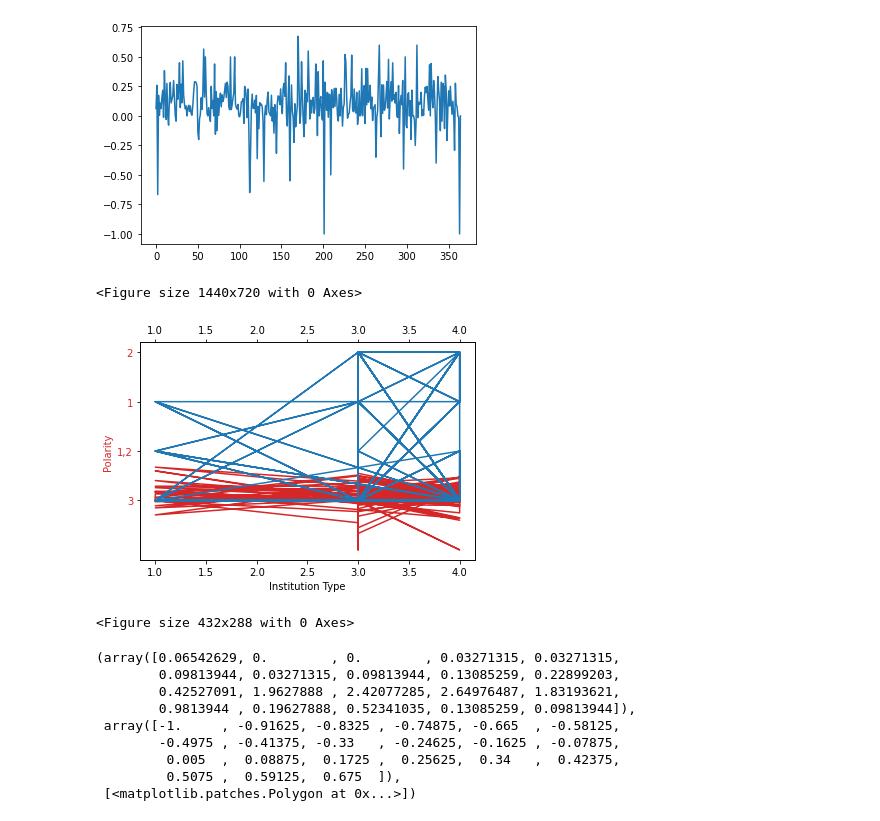
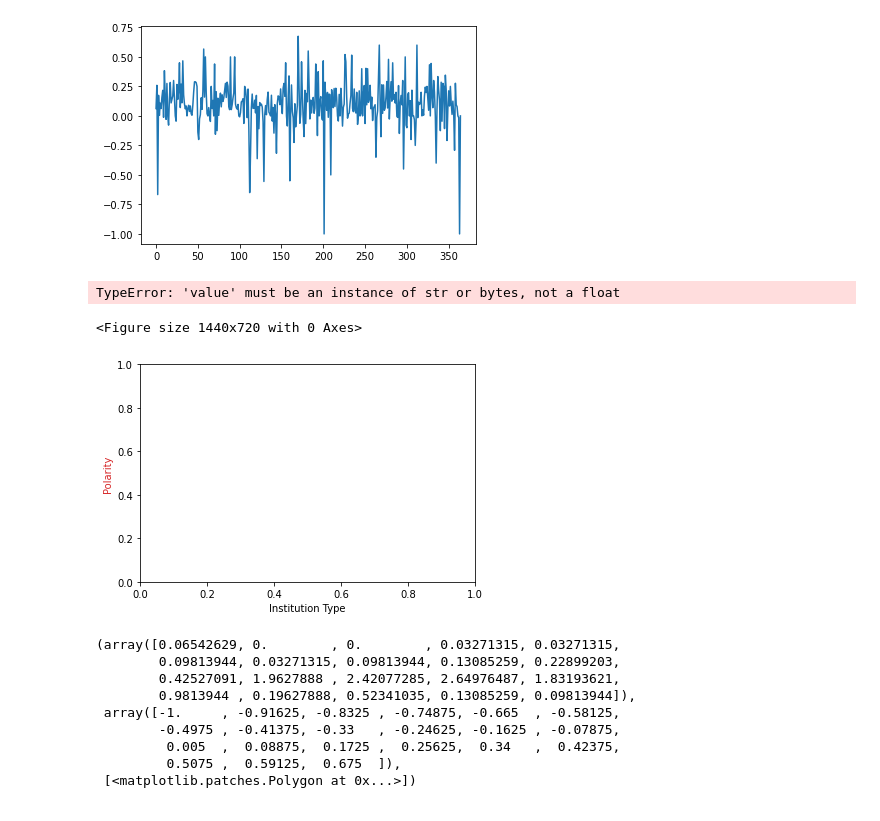
Before and after one commit to JillianMellen/NLP, a Jupyter notebook: NLPtesting.ipynb, the cells around one changed output. Saved outputs shown, nothing was run; the diff lists cells and outputs as text; code cells hidden in the pictures.

Commit message:
Uploading latest stuff, modified csv, and a nifty histogram

```diff
--- a/NLPtesting.ipynb
+++ b/NLPtesting.ipynb
@@ -168,4 +168,4 @@ Sentiment(polarity=-0.6666666666666666, subjectivity=0.8333333333333333)
 # time to re-read in the updated data file,
 # convert to an array while splitting off a few columns, for practice
 
-NLPdftest = pd.read_csv('DataForNLPwSentimentSubjectivity.csv')
+NLPdftest = pd.read_csv('DataForNLP2.csv')
@@ -188,32 +195,34 @@ plt.plot(x,y)
 # %%
-Institution = NLPdftest["Q3"]
+Institution = NLPdftest["Q5"]
 Taughtbefore = NLPdftest["Q8"]
 Polarity = NLPdftest["Polarity"]
+Preparation = NLPdftest["Q16"]
+Position = NLPdftest["Q40"]
 
 plt.figure(figsize=(20,10))
 fig, ax1 = plt.subplots()
 
 color = 'tab:red'
 ax1.set_xlabel('Institution Type')
 ax1.set_ylabel('Polarity', color=color)
 ax1.plot(Institution, Polarity, color=color)
 ax1.tick_params(axis='y', labelcolor=color)
 
 ax2 = ax1.twiny()  # instantiate a second axes that shares the same x-axis
 
 color = 'tab:blue'
 ax2.set_ylabel('Taught Before', color=color)
 ax2.plot(Institution, Taughtbefore, color=color)
 ax2.tick_params(axis='y', labelcolor=color)
 
 #fig.tight_layout()  # otherwise the right y-label is slightly clipped
 plt.show()
 
 plt.savefig('testplots.png')
 # %% [output]
-<Figure size 1440x720 with 0 Axes>
+TypeError: 'value' must be an instance of str or bytes, not a float
+<Figure size 1440x720 with 0 Axes>
-[figure, old version]
+[figure, new version]
-<Figure size 432x288 with 0 Axes>
 # %%
 #plt.hist(Institution,histtype = "step",bins=4,density = True) #Complete
 #plt.hist(Taughtbefore,histtype = "step",bins=3,density = True) #Complete
```
Also changed, not shown: parts of 10 cells of this notebook, 2 other files.
